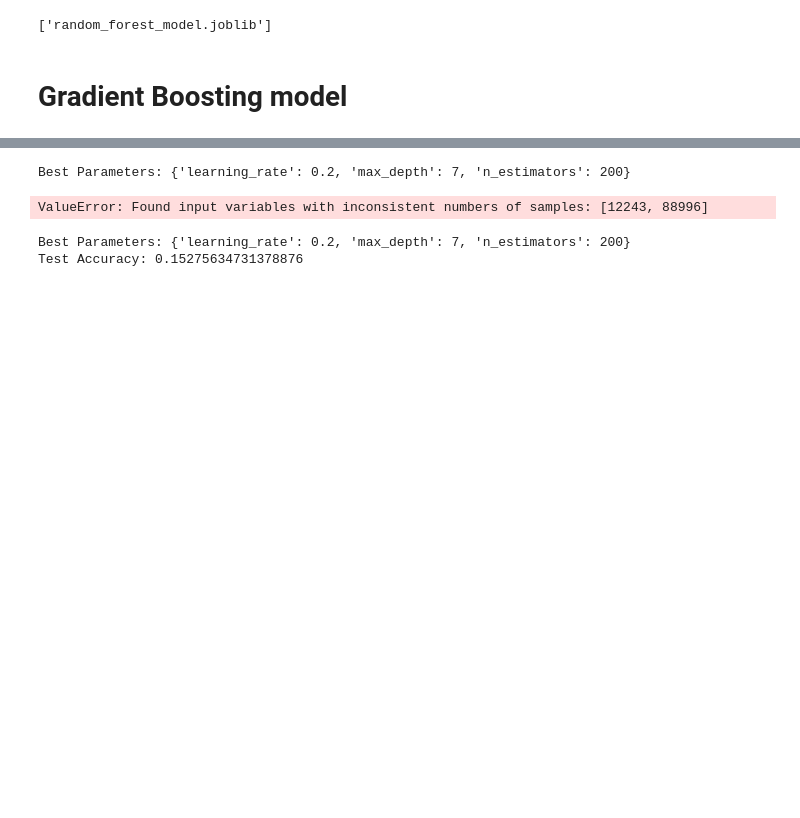
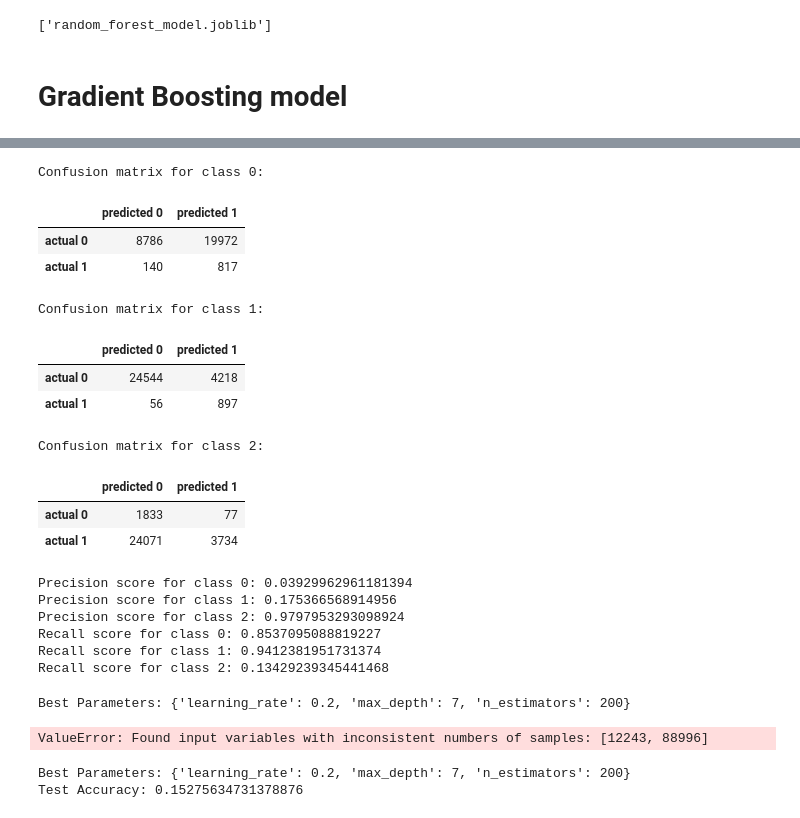
Before and after one commit to dansil2301/MarketBot, a Jupyter notebook: DataAnalyze/AI_traning.ipynb, the cells around one changed output, grey strips where cells are left out. Cells and saved outputs as stored; diff of their text form; code cells hidden in the pictures; blank space fills up the shorter version.

```diff
--- a/DataAnalyze/AI_traning.ipynb
+++ b/DataAnalyze/AI_traning.ipynb
@@ -376,3 +436,59 @@ Test Recall Score: 0.254747225647349
+# %%
+from sklearn.metrics import confusion_matrix, precision_score, recall_score
+
+y_pred = gbm.predict(X_test_scaled)
+
+# Assuming y_test, y_pred are both three-dimensional arrays or lists
+# You need to calculate confusion matrices and scores for each class
+
+conf_matrices = []
+precision_scores = []
+recall_scores = []
+
+for class_label in [0, 1, 2]:
+    y_test_class = (y_test == class_label).astype(int)
+    y_pred_class = (y_pred == class_label).astype(int)
+
+    conf_matrix_class = confusion_matrix(y_test_class, y_pred_class)
+    conf_matrices.append(conf_matrix_class)
+
+    precision_score_class = precision_score(y_test_class, y_pred_class, average='binary')
+    precision_scores.append(precision_score_class)
+
+    recall_score_class = recall_score(y_test_class, y_pred_class, average='binary')
+    recall_scores.append(recall_score_class)
+
+# Display the confusion matrices
+for idx, class_label in enumerate([0, 1, 2]):
+    print(f'Confusion matrix for class {class_label}:')
+    display(pd.DataFrame(conf_matrices[idx], index=['actual 0', 'actual 1'], columns=['predicted 0', 'predicted 1']))
+
+# Display precision scores
+for idx, class_label in enumerate([0, 1, 2]):
+    print(f'Precision score for class {class_label}: {precision_scores[idx]}')
+
+# Display recall scores
+for idx, class_label in enumerate([0, 1, 2]):
+    print(f'Recall score for class {class_label}: {recall_scores[idx]}')
+# %% [output]
+Confusion matrix for class 0:
+|  | predicted 0 | predicted 1 |
+| actual 0 | 8786 | 19972 |
+| actual 1 | 140 | 817 |
+Confusion matrix for class 1:
+|  | predicted 0 | predicted 1 |
+| actual 0 | 24544 | 4218 |
+| actual 1 | 56 | 897 |
+Confusion matrix for class 2:
+|  | predicted 0 | predicted 1 |
+| actual 0 | 1833 | 77 |
+| actual 1 | 24071 | 3734 |
+Precision score for class 0: 0.03929962961181394
+Precision score for class 1: 0.175366568914956
+Precision score for class 2: 0.9797953293098924
+Recall score for class 0: 0.8537095088819227
+Recall score for class 1: 0.9412381951731374
+Recall score for class 2: 0.13429239345441468
 # %%
 from sklearn.metrics import make_scorer
 from sklearn.model_selection import GridSearchCV
```
Also changed, not shown: parts of 12 cells of this notebook, 4 other files.
